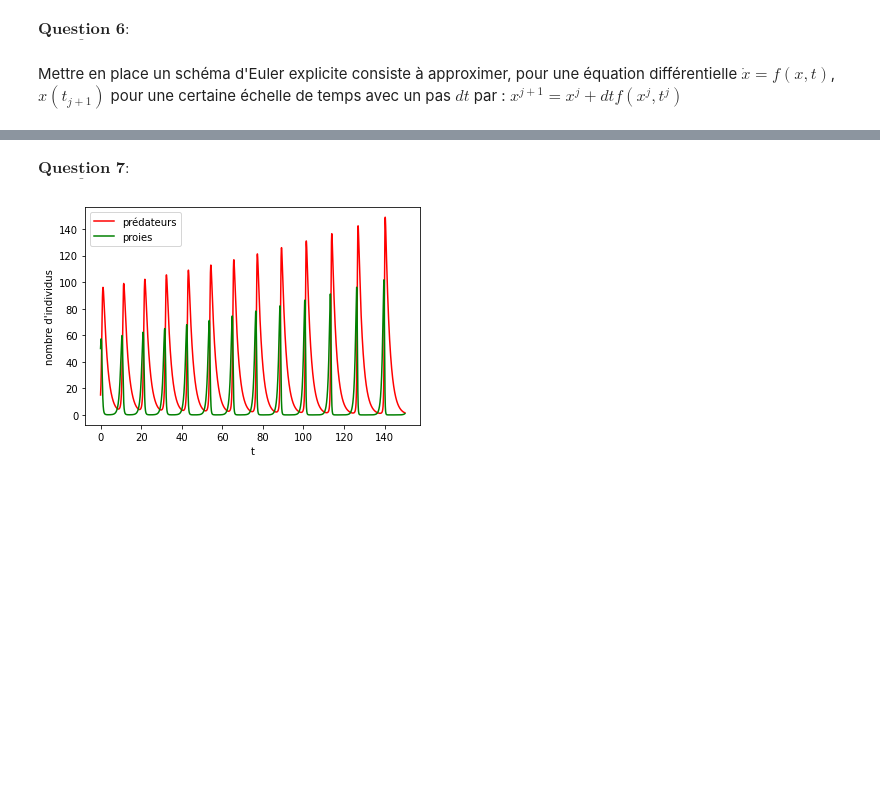
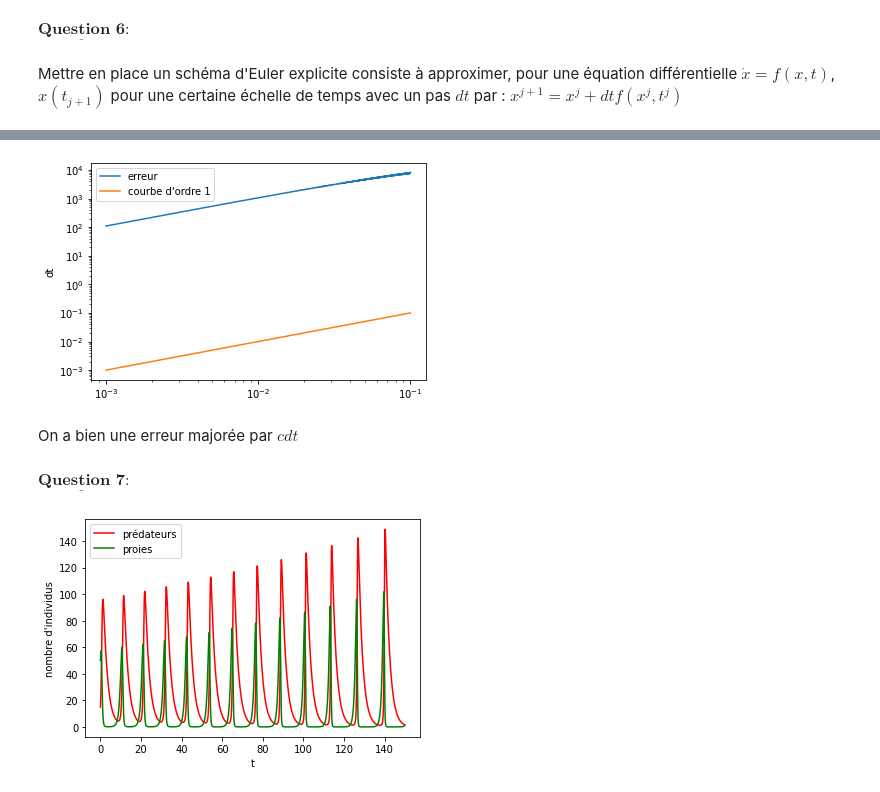
Before and after one commit to pachyvictor/projetmaths, a Jupyter notebook: proj_equadiffs.ipynb, the cells around one changed output, grey strips where cells are left out. Drawn from its saved outputs; the diff is of its cells as text; code cells hidden in the pictures; blank space fills up the shorter version.

```diff
--- a/proj_equadiffs.ipynb
+++ b/proj_equadiffs.ipynb
@@ -221,3 +203,17 @@ Le schéma d'Euler explicite converge bien vers la solution exacte (ici en rouge
+# %%
+list_dt = np.arange(1e-3, 1e-1, 1e-4)
+erreur = []
+for dt in list_dt :
+    xerr, terr = solve_euler_explicite(f1, 1, dt, 0, 10)
+    erreur.append(max(abs(xerr - np.exp(terr))))
+plt.loglog(list_dt, erreur, label = 'erreur')
+plt.loglog(list_dt, list_dt, label = "courbe d'ordre 1")
+plt.ylabel('dt')
+plt.legend();
+# %% [output]
+[figure, added]
+# %% [markdown]
+On a bien une erreur majorée par $cdt$
 # %% [markdown]
 $\underline{\textbf{Question 7}} : $
 # %%
```
Also changed, not shown: parts of 14 cells of this notebook.
